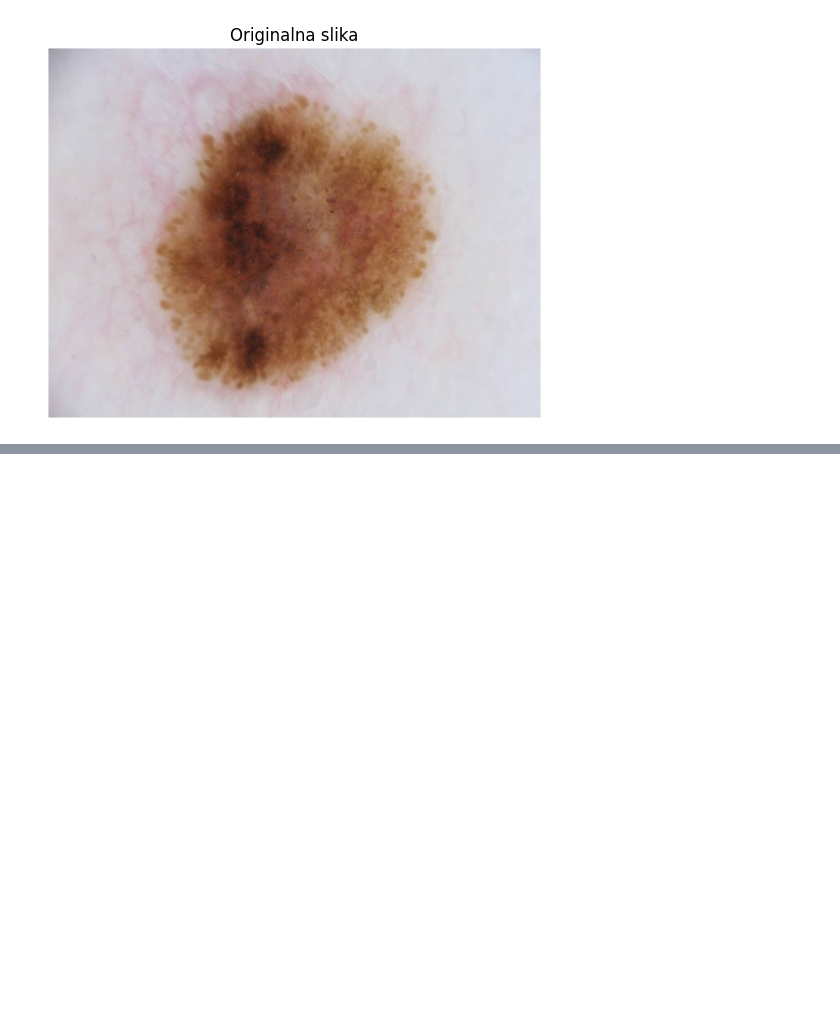
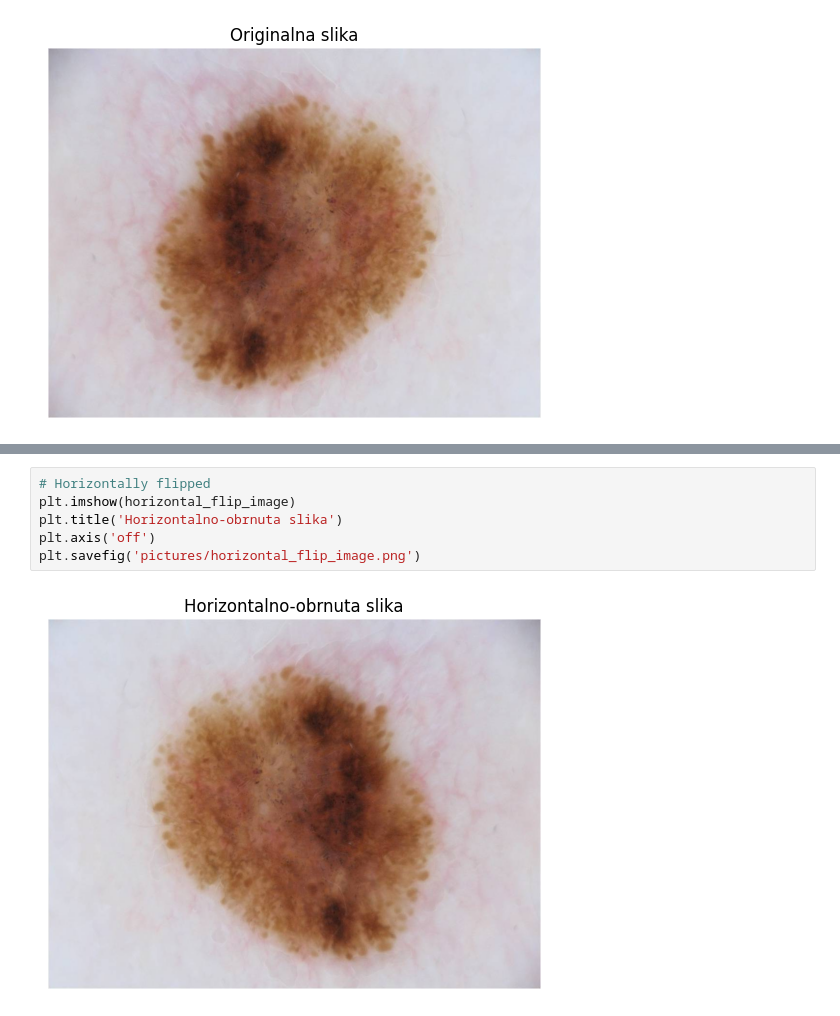
Before and after one commit to Brankonymous/MelanomaClassification, a Jupyter notebook: preprocessing/eda_transformations.ipynb, the cells around one changed output, grey strips where cells are left out. Cells and saved outputs as stored; diff of their text form; blank space fills up the shorter version.

```diff
--- a/preprocessing/eda_transformations.ipynb
+++ b/preprocessing/eda_transformations.ipynb
@@ -68,0 +83,8 @@ plt.savefig('pictures/original_image.png')
+# %%
+# Horizontally flipped
+plt.imshow(horizontal_flip_image)
+plt.title('Horizontalno-obrnuta slika')
+plt.axis('off')
+plt.savefig('pictures/horizontal_flip_image.png')
+# %% [output]
+[figure, added]
```
Also changed, not shown: parts of 3 cells of this notebook, 1 other file.
